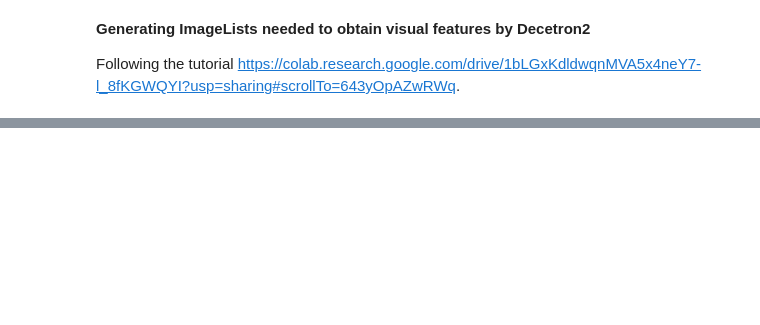
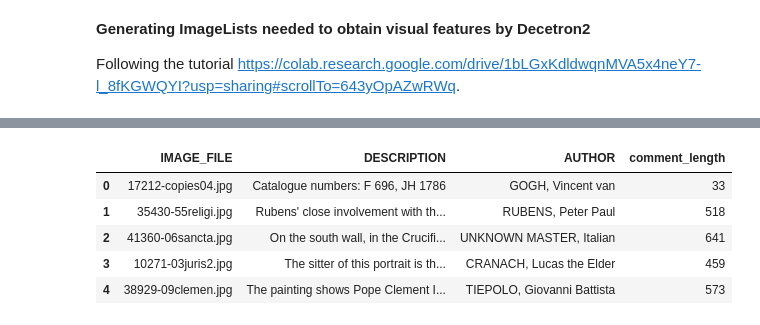
Before and after one commit to reascr/Multimodal_Painter_Attribution, a Jupyter notebook: Get_ImageLists.ipynb, the cells around one changed output, grey strips where cells are left out. Saved outputs shown, nothing was run; the diff lists cells and outputs as text; code cells hidden in the pictures; blank space fills up the shorter version.

```diff
--- a/Get_ImageLists.ipynb
+++ b/Get_ImageLists.ipynb
@@ -793,0 +113,9 @@ plt.show()
+# %%
+val_df.head()
+# %% [output]
+|  | IMAGE_FILE | DESCRIPTION | AUTHOR | comment_length |
+| 0 | 17212-copies04.jpg | Catalogue numbers: F 696, JH 1786 | GOGH, Vincent van | 33 |
+| 1 | 35430-55religi.jpg | Rubens' close involvement with th... | RUBENS, Peter Paul | 518 |
+| 2 | 41360-06sancta.jpg | On the south wall, in the Crucifi... | UNKNOWN MASTER, Italian | 641 |
+| 3 | 10271-03juris2.jpg | The sitter of this portrait is th... | CRANACH, Lucas the Elder | 459 |
+| 4 | 38929-09clemen.jpg | The painting shows Pope Clement I... | TIEPOLO, Giovanni Battista | 573 |
```
Also changed, not shown: parts of 81 cells of this notebook, 5 other files.
